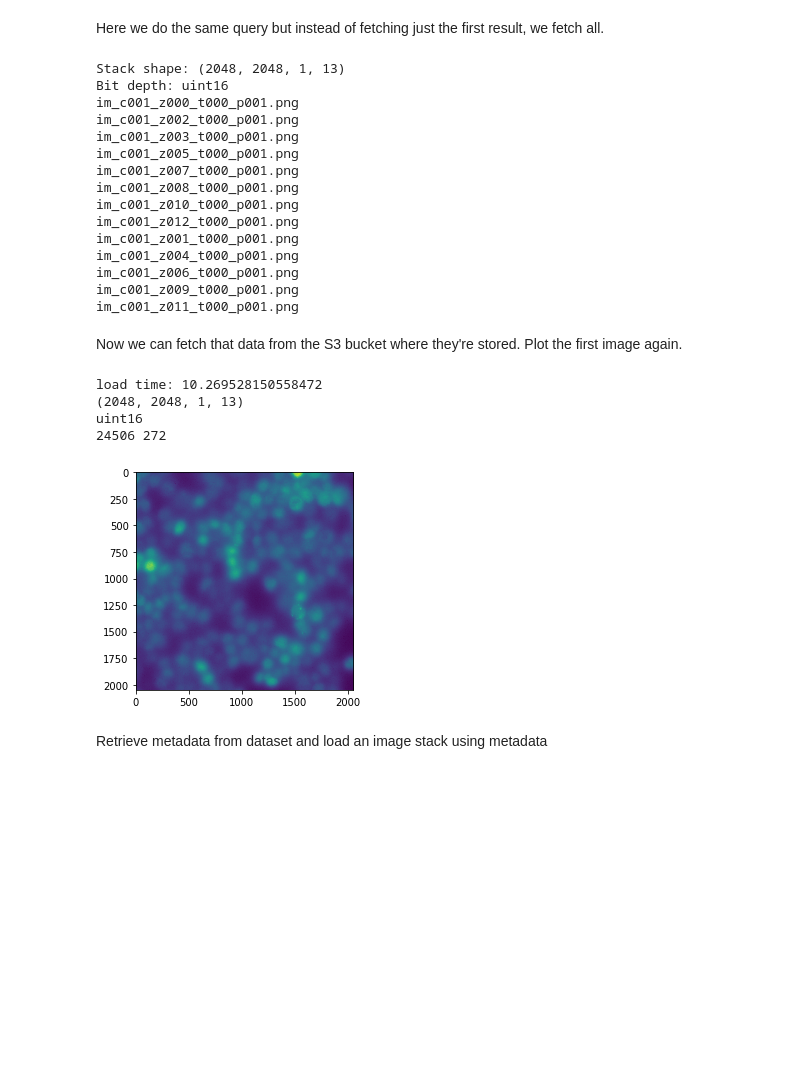
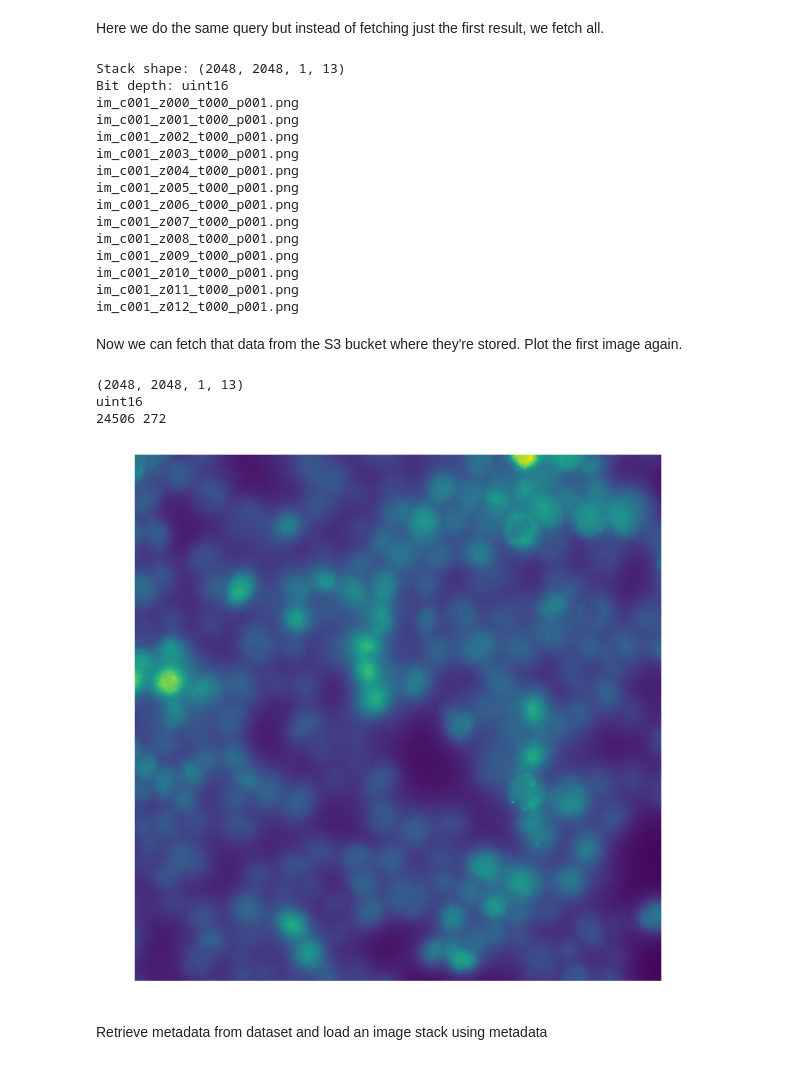
Before and after one commit to jennyfolkesson/imagingDB, a Jupyter notebook: notebooks/database_queries.ipynb, the cells around one changed output. Cells and saved outputs as stored; diff of their text form; code cells hidden in the pictures; blank space fills up the shorter version.

Commit message:
fixed stack shape, frames order, notebooks

```diff
--- a/notebooks/database_queries.ipynb
+++ b/notebooks/database_queries.ipynb
@@ -241,5 +245,7 @@ data_loader = s3_storage.DataStorage(s3_dir=s3_dir)
 im = data_loader.get_im(first_frame.file_name)
 print("Im", im.dtype, im.shape)
 plt.imshow(im)
+plt.rcParams['figure.figsize'] = [10, 10]
+plt.axis('off')
 plt.show()
 # %% [output]
@@ -252,6 +259,7 @@ all_frames = session.query(db_session.Frames) \
     .join(db_session.DataSet) \
     .filter(db_session.DataSet.dataset_serial == dataset_identifier) \
     .filter(db_session.Frames.channel_name == channel_name) \
+    .order_by(db_session.Frames.file_name) \
     .all()
 
 stack_shape = (
@@ -271,38 +279,39 @@ for f in all_frames:
 Stack shape: (2048, 2048, 1, 13)
 Bit depth: uint16
 im_c001_z000_t000_p001.png
+im_c001_z001_t000_p001.png
 im_c001_z002_t000_p001.png
 im_c001_z003_t000_p001.png
+im_c001_z004_t000_p001.png
 im_c001_z005_t000_p001.png
+im_c001_z006_t000_p001.png
 im_c001_z007_t000_p001.png
 im_c001_z008_t000_p001.png
+im_c001_z009_t000_p001.png
 im_c001_z010_t000_p001.png
+im_c001_z011_t000_p001.png
 im_c001_z012_t000_p001.png
-im_c001_z001_t000_p001.png
-im_c001_z004_t000_p001.png
-im_c001_z006_t000_p001.png
-im_c001_z009_t000_p001.png
-im_c001_z011_t000_p001.png
 # %% [markdown]
 Now we can fetch that data from the S3 bucket where they're stored. Plot the first image again.
 # %%
 im_stack = data_loader.get_stack(file_names, stack_shape, bit_depth)
 
 print(im_stack.shape)
 print(im_stack.dtype)
 print(im_stack.max(), im_stack.min())
 
 # Get rid of singleton dimensions in case of grayscale images
 im_stack = np.squeeze(im_stack)
 
 plt.imshow(im_stack[..., 0])
+plt.rcParams['figure.figsize'] = [10, 10]
+plt.axis('off')
 plt.show()
 # %% [output]
-load time: 10.269528150558472
 (2048, 2048, 1, 13)
 uint16
 24506 272
-[figure, old version]
+[figure, new version]
 # %% [markdown]
 Retrieve metadata from dataset and load an image stack using metadata
 # %%
```
Also changed, not shown: parts of 9 cells of this notebook, 3 other files.
